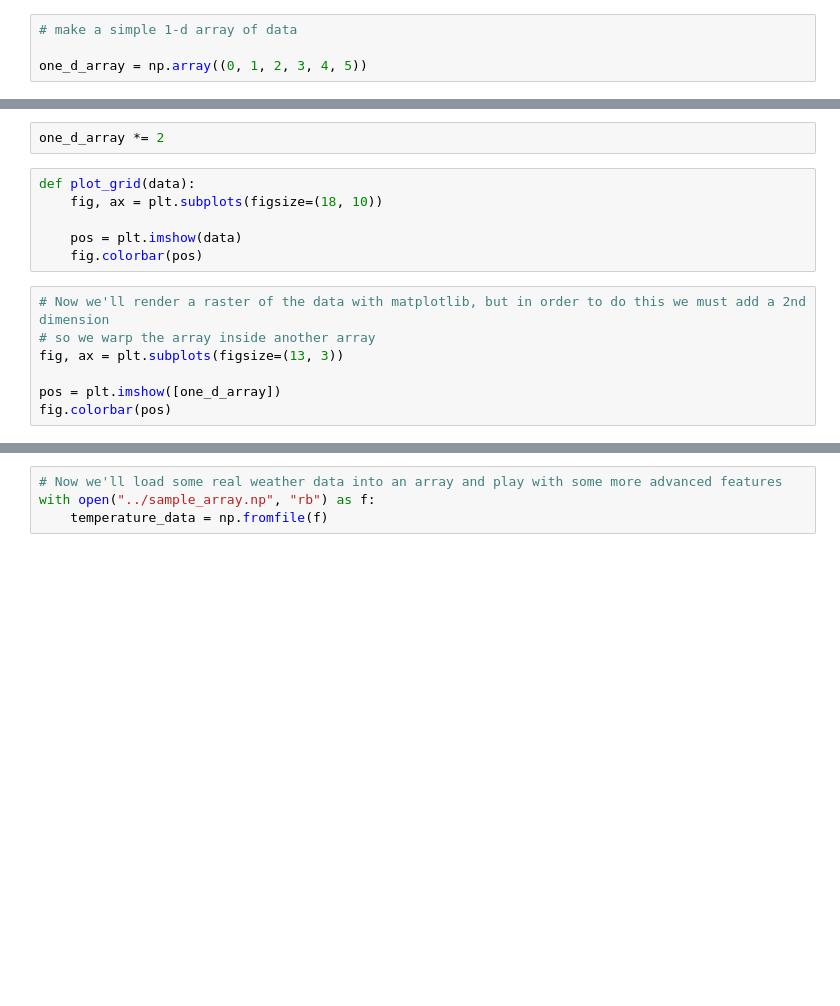
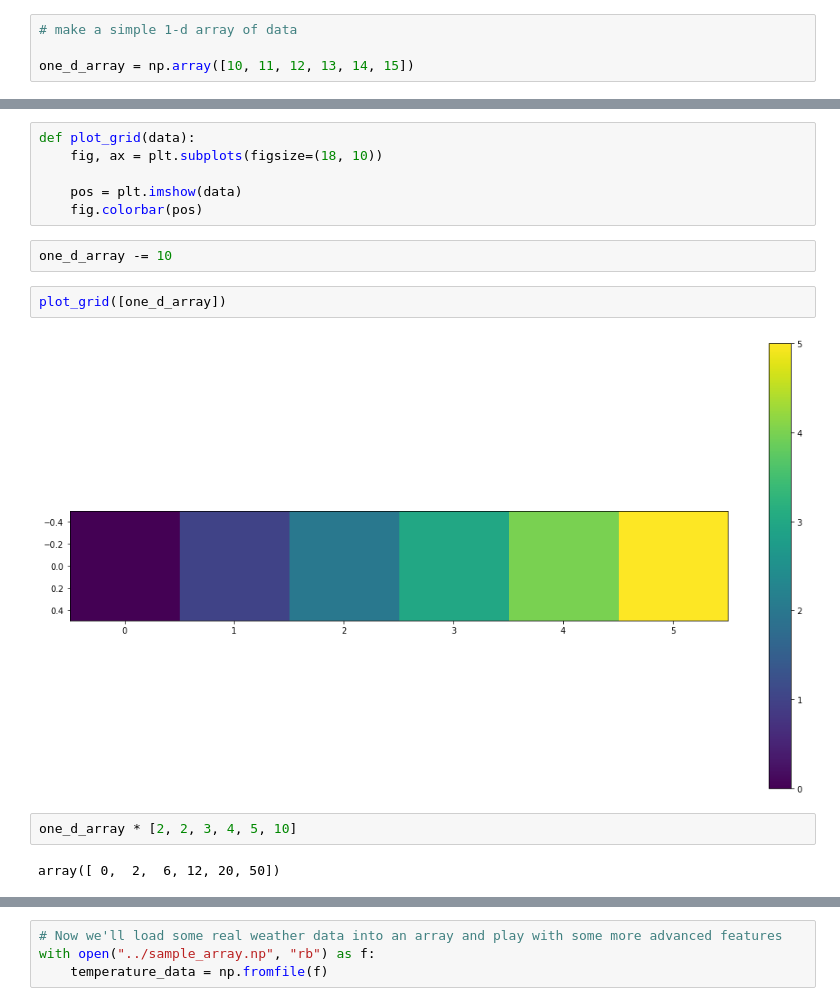
Before and after one commit to ShyftSolutions/exploring-wx-data, a Jupyter notebook: mount/lessons/Lesson_2.ipynb, the cells around one changed output, grey strips where cells are left out. Cells and saved outputs as stored; diff of their text form; blank space fills up the shorter version.

```diff
--- a/mount/lessons/Lesson_2.ipynb
+++ b/mount/lessons/Lesson_2.ipynb
@@ -20,6 +20,6 @@ import matplotlib.pyplot as plt
 # %%
 # make a simple 1-d array of data
 
-one_d_array = np.array((0, 1, 2, 3, 4, 5))
+one_d_array = np.array([10, 11, 12, 13, 14, 15])
 # %%
 one_d_array
@@ -35,18 +48,19 @@ fig.colorbar(pos)
-# %%
-one_d_array *= 2
 # %%
 def plot_grid(data):
     fig, ax = plt.subplots(figsize=(18, 10))
 
     pos = plt.imshow(data)
     fig.colorbar(pos)
+# %%
+one_d_array -= 10
 # %%
-# Now we'll render a raster of the data with matplotlib, but in order to do this we must add a 2nd dimension
-# so we warp the array inside another array
-fig, ax = plt.subplots(figsize=(13, 3))
-
-pos = plt.imshow([one_d_array])
-fig.colorbar(pos)
+plot_grid([one_d_array])
+# %% [output]
+[figure, added]
+# %%
+one_d_array * [2, 2, 3, 4, 5, 10]
+# %% [output]
+array([ 0,  2,  6, 12, 20, 50])
 # %%
 # We can also apply more advanced logic to our array
 # Let's multiply two arrays together
```
Also changed, not shown: parts of 24 cells of this notebook, 1 other file.
